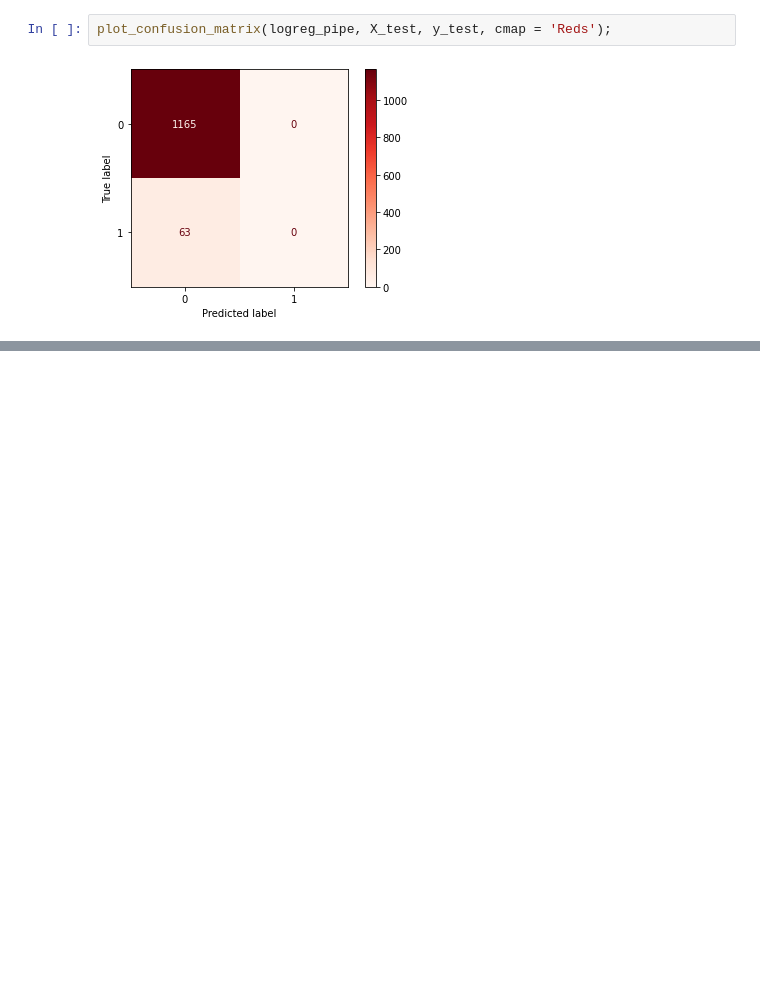
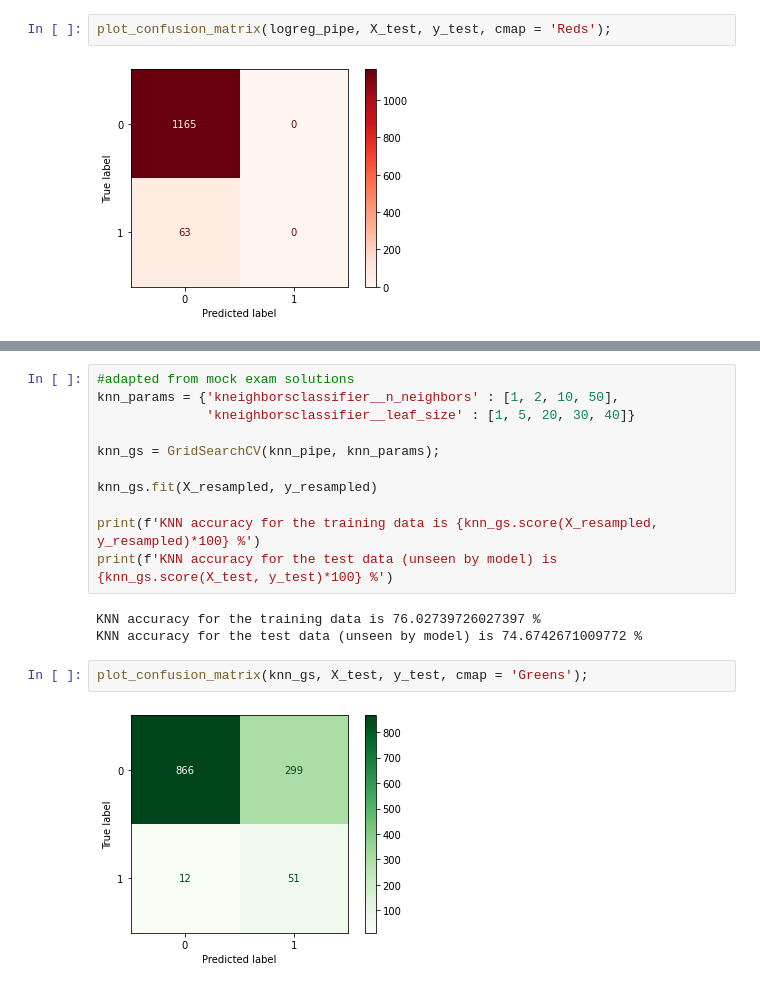
Before and after one commit to amandabenjamin/Predicting-Strokes, a Jupyter notebook: Project_2_Stroke_Prediction.ipynb, the cells around one changed output, grey strips where cells are left out. Cells and saved outputs as stored; diff of their text form; blank space fills up the shorter version.

```diff
--- a/Project_2_Stroke_Prediction.ipynb
+++ b/Project_2_Stroke_Prediction.ipynb
@@ -499,0 +512,18 @@ I would suggest clinitians use this model when tryiing to predict stroke but I w
+# %%
+#adapted from mock exam solutions
+knn_params = {'kneighborsclassifier__n_neighbors' : [1, 2, 10, 50],
+              'kneighborsclassifier__leaf_size' : [1, 5, 20, 30, 40]}
+
+knn_gs = GridSearchCV(knn_pipe, knn_params);
+
+knn_gs.fit(X_resampled, y_resampled)
+
+print(f'KNN accuracy for the training data is {knn_gs.score(X_resampled, y_resampled)*100} %')
+print(f'KNN accuracy for the test data (unseen by model) is {knn_gs.score(X_test, y_test)*100} %')
+# %% [output]
+KNN accuracy for the training data is 76.02739726027397 %
+KNN accuracy for the test data (unseen by model) is 74.6742671009772 %
+# %%
+plot_confusion_matrix(knn_gs, X_test, y_test, cmap = 'Greens');
+# %% [output]
+[figure, added]
```
Also changed, not shown: parts of 14 cells of this notebook.
